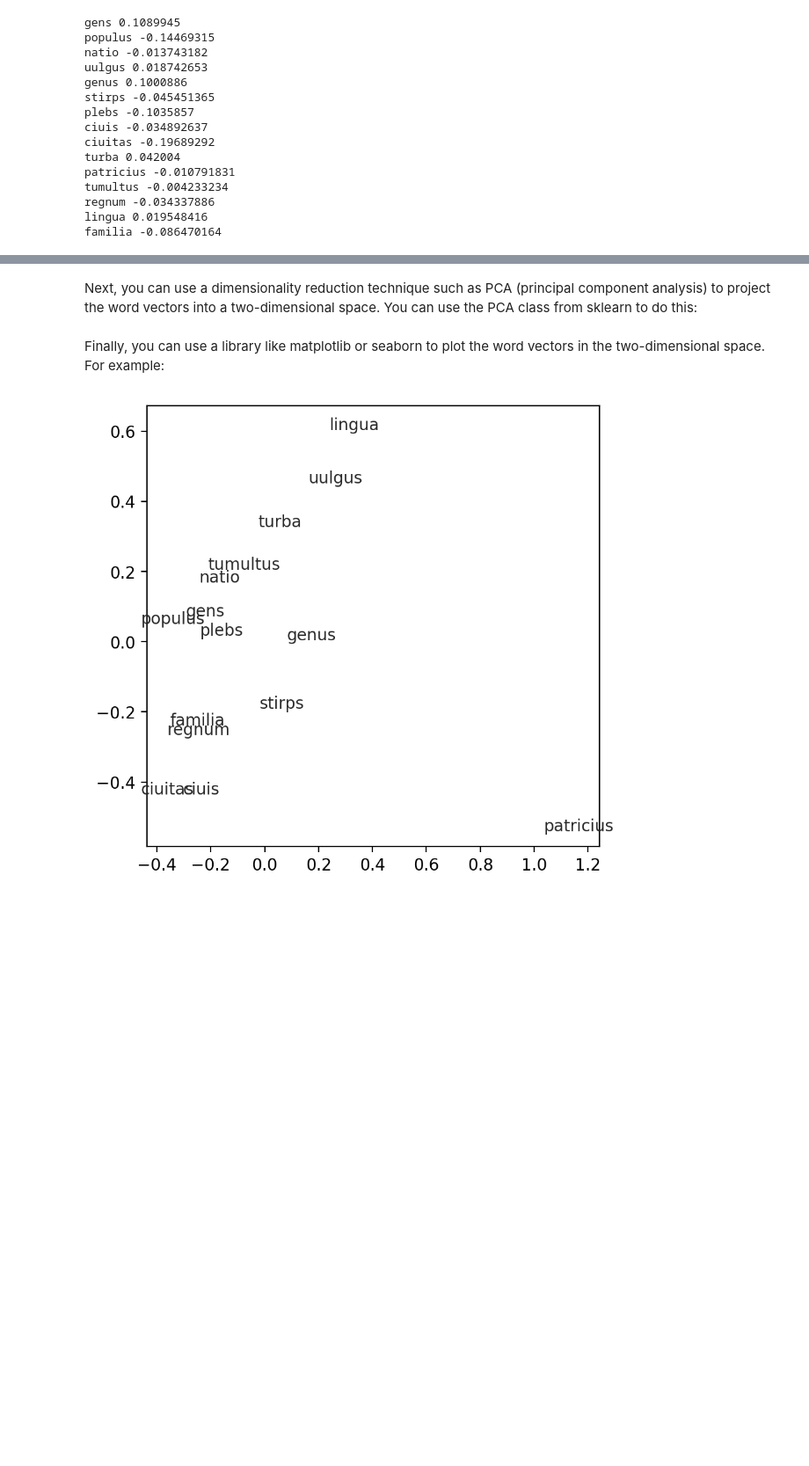
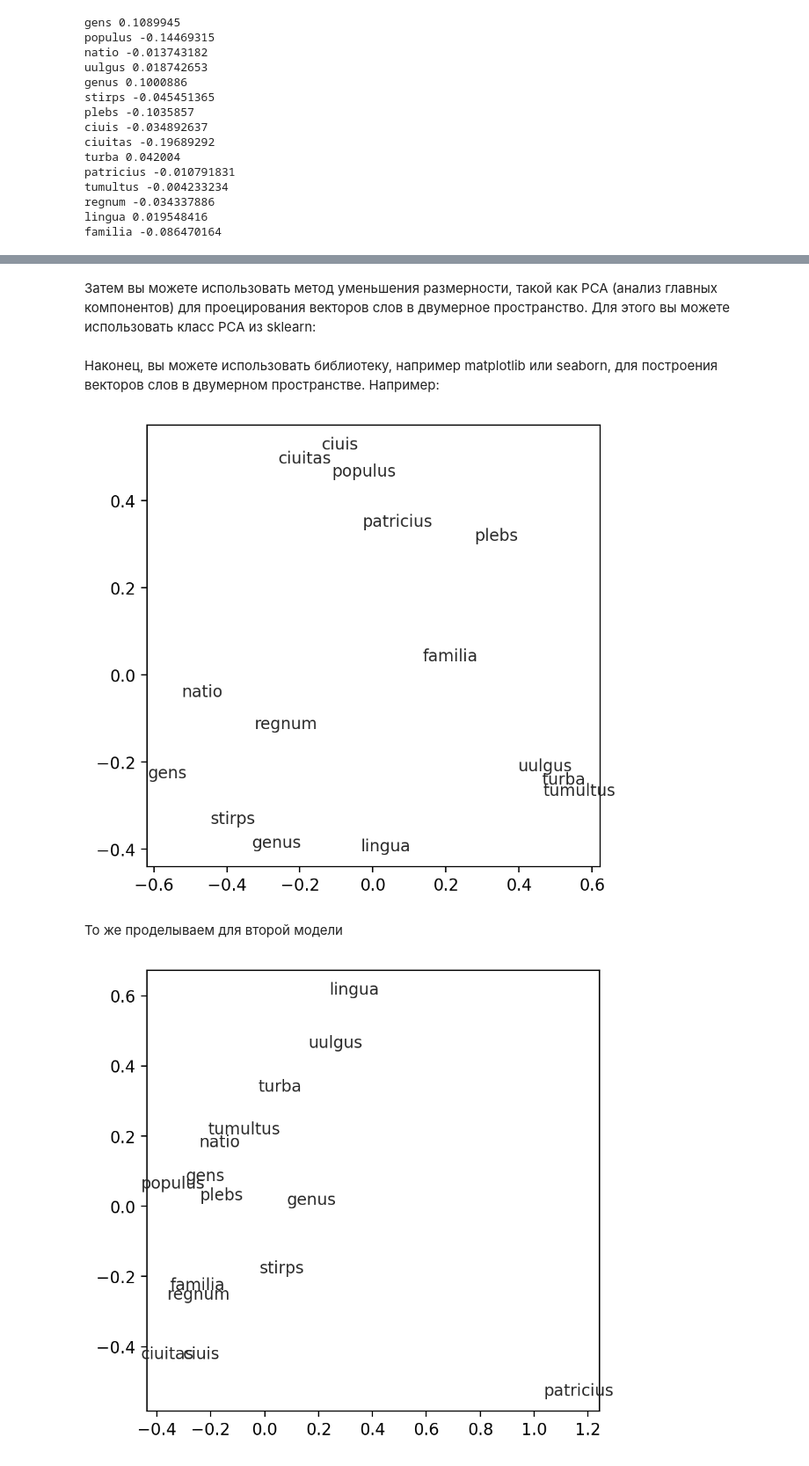
Before and after one commit to alexeyvkuznetsov/Latin_word_embeddings, a Jupyter notebook: Latin_word_embedding_comparing.ipynb, the cells around one changed output, grey strips where cells are left out. Shown: that part at 88% size. Drawn from its saved outputs; the diff is of its cells as text; code cells hidden in the pictures; blank space fills up the shorter version.

```diff
--- a/Latin_word_embedding_comparing.ipynb
+++ b/Latin_word_embedding_comparing.ipynb
@@ -178,3 +90,34 @@ To do this, you will first need to obtain the word vectors for the words that yo
+# %% [markdown]
+Затем вы можете использовать метод уменьшения размерности, такой как PCA (анализ главных компонентов) для проецирования векторов слов в двумерное пространство. Для этого вы можете использовать класс PCA из sklearn:
+# %%
+from sklearn.decomposition import PCA
+
+pca = PCA(n_components=2)
+word_vectors_2d = pca.fit_transform(word_vectors)
+# %% [markdown]
+Наконец, вы можете использовать библиотеку, например matplotlib или seaborn, для построения векторов слов в двумерном пространстве. Например:
+# %%
+import matplotlib.pyplot as plt
+import seaborn as sns
+
+# Create a Figure object with the desired size
+fig = plt.figure(dpi=200, figsize=(5, 5))
+
+# Create the scatter plot using seaborn, passing the Figure object as the "figure" parameter
+ax = sns.scatterplot(x=[vec[0] for vec in word_vectors_2d], y=[vec[1] for vec in word_vectors_2d],
+                     figure=fig, s = 0)
+
+# Turn off the axes
+#ax.set_axis_off()
+
+# Add the labels using matplotlib
+with sns.axes_style("white"):
+    for word, vec in zip(words, word_vectors_2d):
+        plt.text(vec[0], vec[1], word, ha="center", va="center")
+# %% [output]
+[figure, added]
+# %% [markdown]
+То же проделываем для второй модели
 # %%
 import numpy as np
 
@@ -183,15 +126,11 @@ import numpy as np
 
 # Assume that "model" is a word2vec model and "words" is a list of words
 word_vectors = np.array([model_2.word_vec(word) for word in words])
-# %% [markdown]
-Next, you can use a dimensionality reduction technique such as PCA (principal component analysis) to project the word vectors into a two-dimensional space. You can use the PCA class from sklearn to do this:
 # %%
 from sklearn.decomposition import PCA
 
 pca = PCA(n_components=2)
 word_vectors_2d = pca.fit_transform(word_vectors)
-# %% [markdown]
-Finally, you can use a library like matplotlib or seaborn to plot the word vectors in the two-dimensional space. For example:
 # %%
 import matplotlib.pyplot as plt
 import seaborn as sns
```
Also changed, not shown: parts of 82 cells of this notebook.
